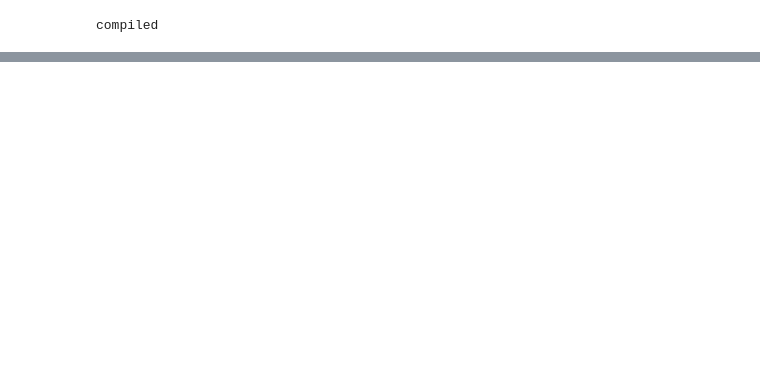
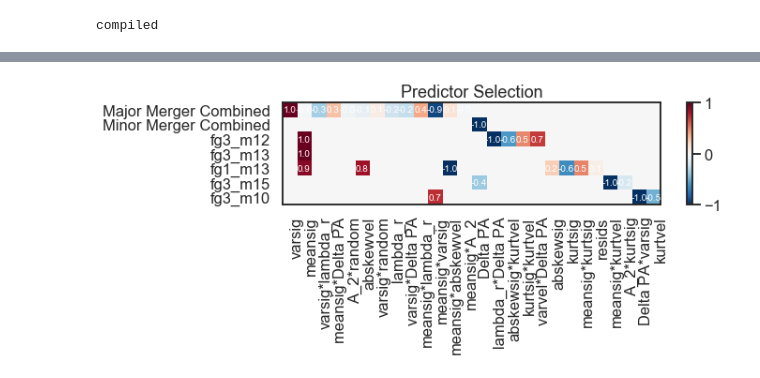
Before and after one commit to beckynevin/Combine_Imaging_and_Kinematics, a Jupyter notebook: Combine_tables_run_LDA.ipynb, the cells around one changed output, grey strips where cells are left out. Cells and saved outputs as stored; diff of their text form; code cells hidden in the pictures; blank space fills up the shorter version.

```diff
--- a/Combine_tables_run_LDA.ipynb
+++ b/Combine_tables_run_LDA.ipynb
@@ -1902,0 +1968,84 @@ len af drop 490
+# %%
+# Now make the heatmap
+
+
+def make_heatmap( runs, classification):
+
+
+    class_terms = []
+    vals = []
+    for j in range(len(classification)):
+        print(classification[j][2])# this should print the selected features
+        vals.append(classification[j][3])
+        for i in range(len(classification[j][2])):
+            if classification[j][2][i] in class_terms:
+                continue
+
+            class_terms.append(classification[j][2][i])
+
+    xs = class_terms
+
+    vals = np.zeros((len(runs),len(xs)))
+    for j in range(len(classification)):
+        #vals_here = []
+        max_here = max(abs(classification[j][3][0]))
+        for i in range(len(class_terms)):
+            val_here = 0
+            for k in range(len(classification[j][2])):
+                if class_terms[i] == classification[j][2][k]:
+                    # okay but also scale it by the max value for that particular j
+                    val_here = classification[j][3][0][k]/max_here
+            vals[j,i] = val_here
+        #vals.append(np.array(vals_here))
+
+
+    # Now go back in and create a value matrix
+    #vals = np.array(vals)
+    print(type(vals), np.shape(vals))
+    print(vals)
+
+    sns.set_context("talk")
+    sns.set_style("white")
+    fig, ax = plt.subplots(figsize = (10,2))
+    im = ax.imshow(vals, cmap='RdBu_r')
+
+    # We want to show all ticks...
+    ax.set_xticks(np.arange(len(xs)))
+    ax.set_yticks(np.arange(len(runs)))
+    # ... and label them with the respective list entries
+    ax.set_xticklabels(xs)
+    ax.set_yticklabels(runs)
+
+    # Rotate the tick labels and set their alignment.
+    plt.setp(ax.get_xticklabels(), rotation=90, ha="right",
+             rotation_mode="anchor")
+
+    # Loop over data dimensions and create text annotations.
+    for i in range(len(runs)):
+        for j in range(len(xs)):
+            if vals[i,j]==0.0:
+                continue
+            else:
+                text = ax.text(j, i, round(vals[i, j],1),
+                               ha="center", va="center", color="w", size=10)
+
+    ax.set_title("Predictor Selection")
+    plt.colorbar(im)
+    #fig.tight_layout()
+    plt.show()
+
+
+    plt.clf()
+    sns.heatmap()
+    plt.show()
+
+runnames = ['Major Merger Combined',
+            'Minor Merger Combined',
+            'fg3_m12',
+            'fg3_m13',
+            'fg1_m13',
+            'fg3_m15',
+            'fg3_m10']
+
+make_heatmap(runnames, classification)
+# %% [output]
@@ -1902,0 +2069 @@ len af drop 490
+[figure, added]
```
Also changed, not shown: parts of 5 cells of this notebook.
